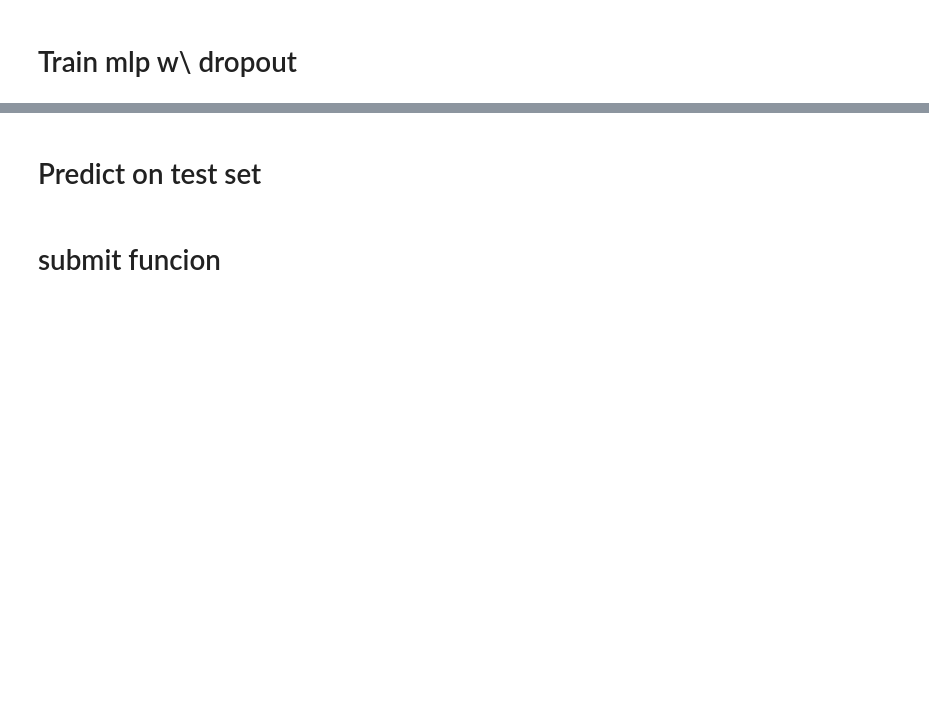
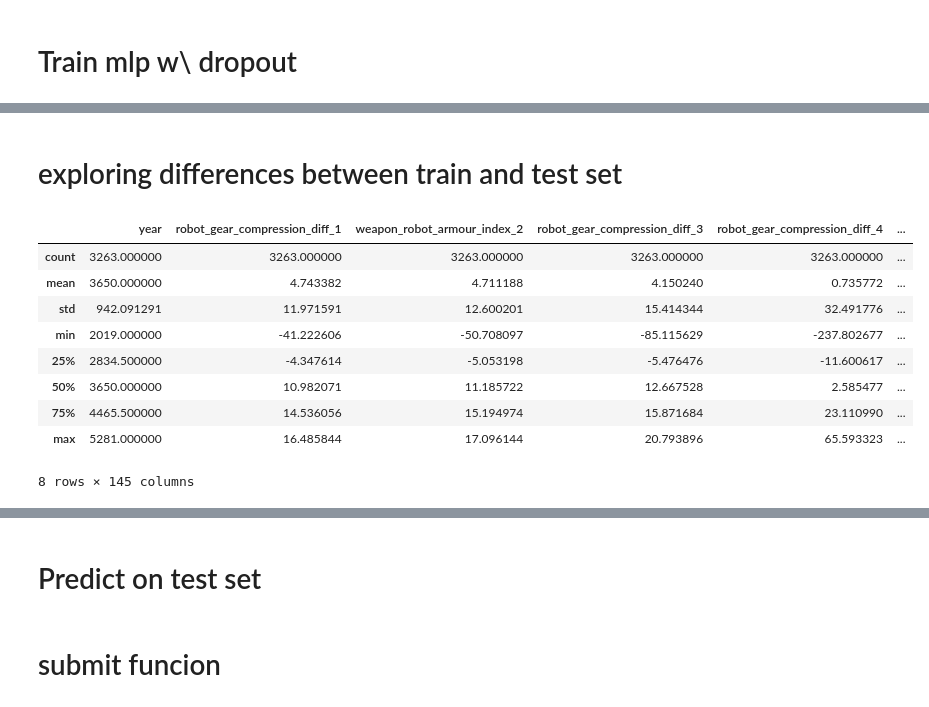
Before and after one commit to otzhora/vc_contest, a Jupyter notebook: main_notebook.ipynb, the cells around one changed output, grey strips where cells are left out. Cells and saved outputs as stored; diff of their text form; code cells hidden in the pictures; blank space fills up the shorter version.

```diff
--- a/main_notebook.ipynb
+++ b/main_notebook.ipynb
@@ -331,0 +362,18 @@ model.evaluate(X_test, y_test)
+# %% [markdown]
+# exploring differences between train and test set
+# %%
+train_set = pd.read_csv('./robot_data/train_data.csv')
+test_set = pd.read_csv('./robot_data/test_data.csv')
+# %%
+train_set.describe()
+# %% [output]
+|  | year | robot_gear_compression_diff_1 | weapon_robot_armour_index_2 | robot_gear_compression_diff_3 | robot_gear_compression_diff_4 | ... |
+| count | 3263.000000 | 3263.000000 | 3263.000000 | 3263.000000 | 3263.000000 | ... |
+| mean | 3650.000000 | 4.743382 | 4.711188 | 4.150240 | 0.735772 | ... |
+| std | 942.091291 | 11.971591 | 12.600201 | 15.414344 | 32.491776 | ... |
+| min | 2019.000000 | -41.222606 | -50.708097 | -85.115629 | -237.802677 | ... |
+| 25% | 2834.500000 | -4.347614 | -5.053198 | -5.476476 | -11.600617 | ... |
+| 50% | 3650.000000 | 10.982071 | 11.185722 | 12.667528 | 2.585477 | ... |
+| 75% | 4465.500000 | 14.536056 | 15.194974 | 15.871684 | 23.110990 | ... |
+| max | 5281.000000 | 16.485844 | 17.096144 | 20.793896 | 65.593323 | ... |
+8 rows × 145 columns
```
Also changed, not shown: parts of 12 cells of this notebook, 1 other file.
